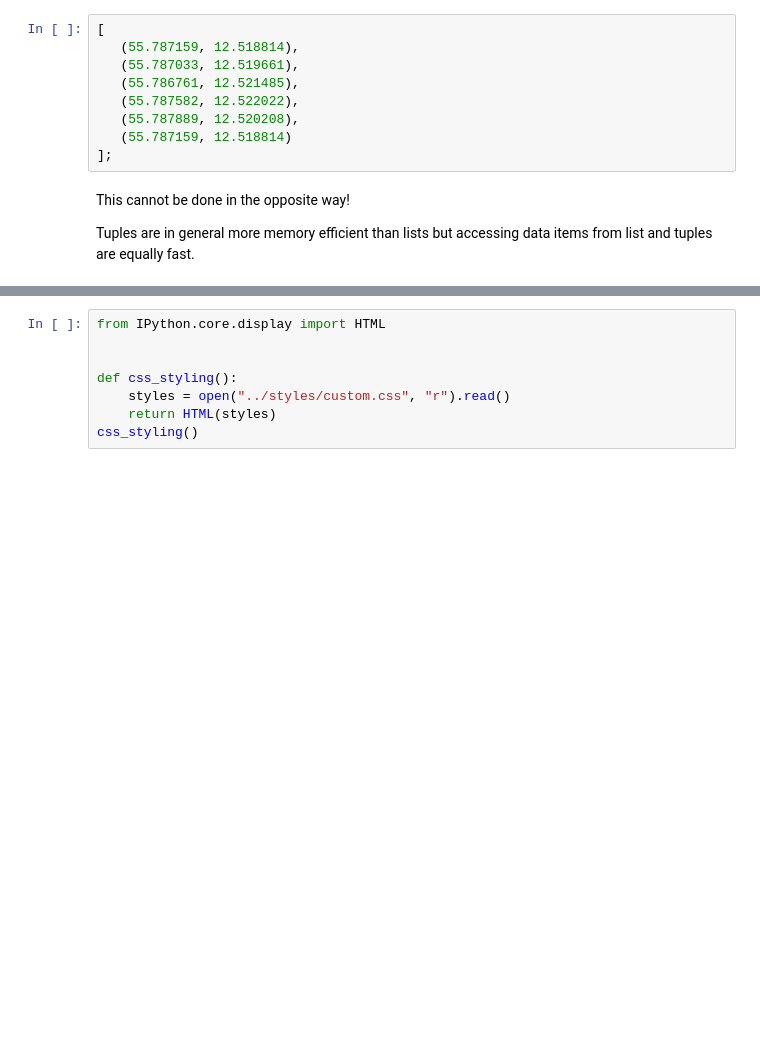
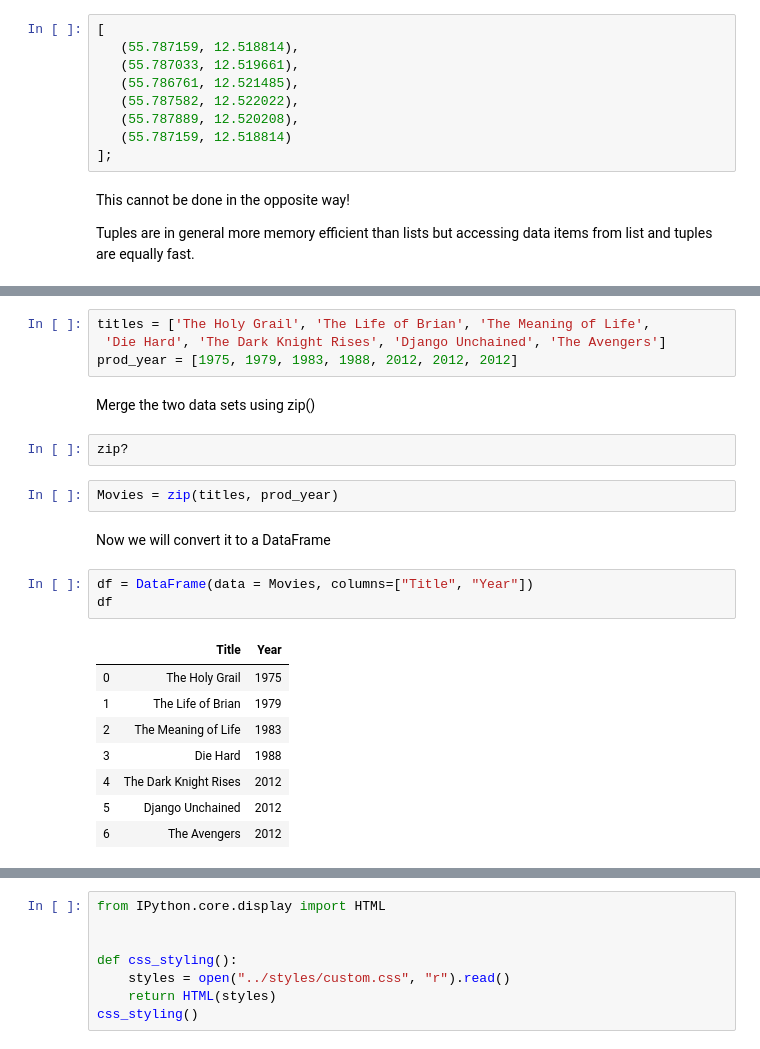
Before and after one commit to skjoedt/cbs-python, a Jupyter notebook: notebooks/Week 02 - Mo' Python!.ipynb, the cells around one changed output, grey strips where cells are left out. Saved outputs shown, nothing was run; the diff lists cells and outputs as text; blank space fills up the shorter version.

```diff
--- a/notebooks/Week 02 - Mo' Python!.ipynb
+++ b/notebooks/Week 02 - Mo' Python!.ipynb
@@ -288,0 +368,24 @@ Tuples are in general more memory efficient than lists but accessing data items
+# %%
+titles = ['The Holy Grail', 'The Life of Brian', 'The Meaning of Life',
+ 'Die Hard', 'The Dark Knight Rises', 'Django Unchained', 'The Avengers']
+prod_year = [1975, 1979, 1983, 1988, 2012, 2012, 2012]
+# %% [markdown]
+Merge the two data sets using <cb>zip()</cb>
+# %%
+zip?
+# %%
+Movies = zip(titles, prod_year)
+# %% [markdown]
+Now we will convert it to a DataFrame
+# %%
+df = DataFrame(data = Movies, columns=["Title", "Year"])
+df
+# %% [output]
+|  | Title | Year |
+| 0 | The Holy Grail | 1975 |
+| 1 | The Life of Brian | 1979 |
+| 2 | The Meaning of Life | 1983 |
+| 3 | Die Hard | 1988 |
+| 4 | The Dark Knight Rises | 2012 |
+| 5 | Django Unchained | 2012 |
+| 6 | The Avengers | 2012 |
```
Also changed, not shown: parts of 114 cells of this notebook, 25 other files.
